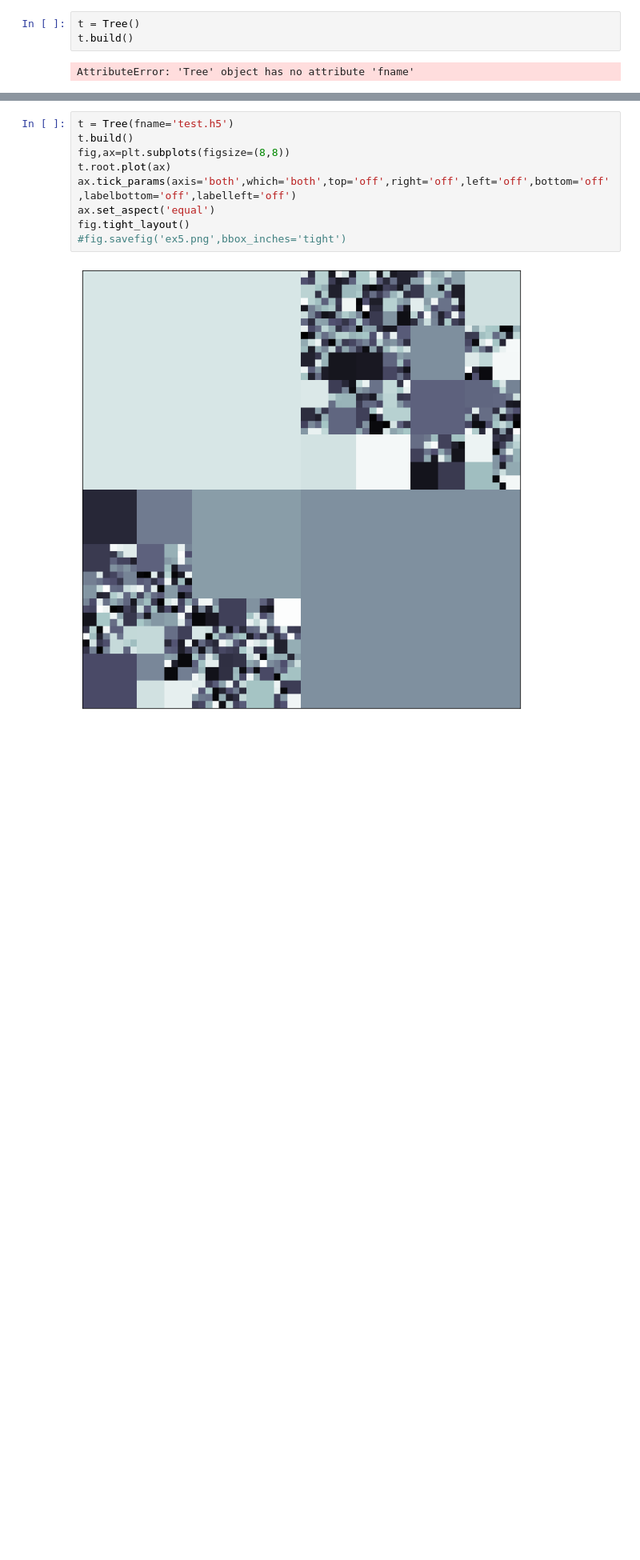
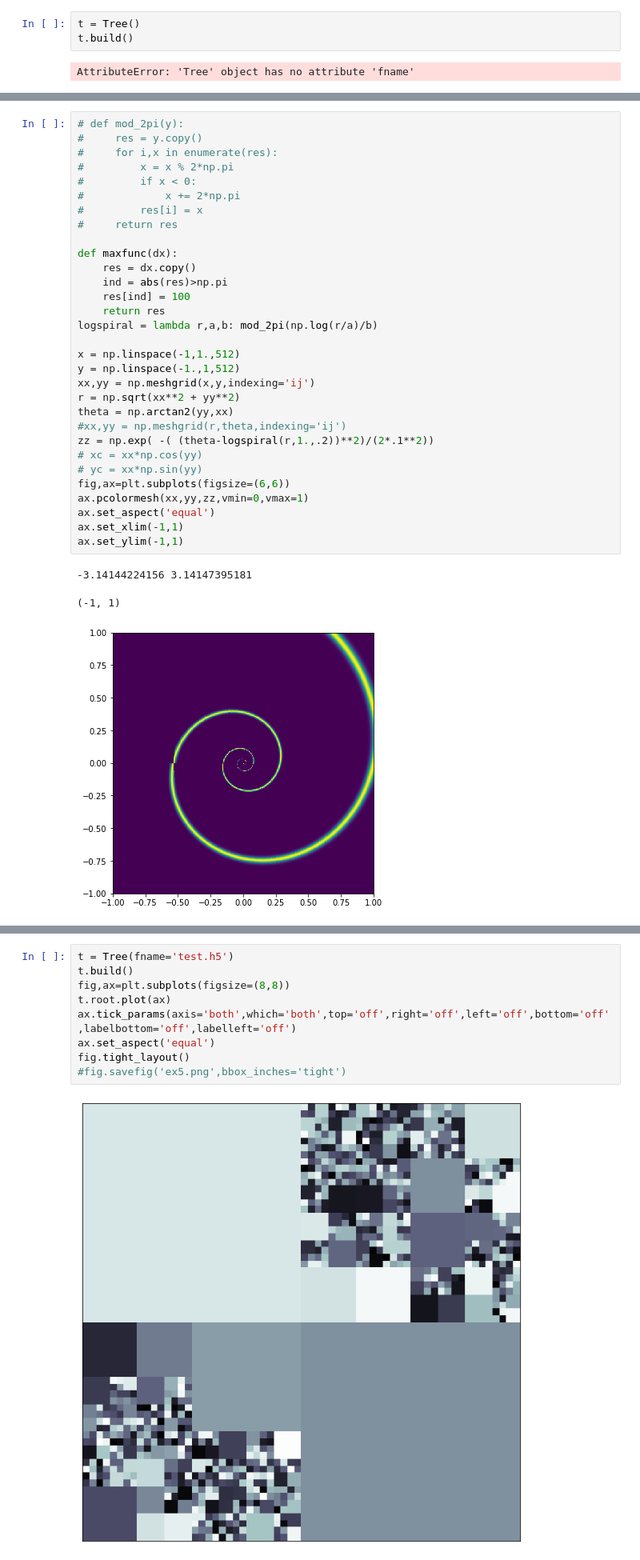
Before and after one commit to adamdempsey90/QuadTreeAMR, a Jupyter notebook: notebook/QuadTreeAMR.ipynb, the cells around one changed output, grey strips where cells are left out. Shown at 80% size. Saved outputs shown, nothing was run; the diff lists cells and outputs as text; blank space fills up the shorter version.

```diff
--- a/notebook/QuadTreeAMR.ipynb
+++ b/notebook/QuadTreeAMR.ipynb
@@ -911,0 +1030,35 @@ AttributeError: 'Tree' object has no attribute 'root'
+# %%
+# def mod_2pi(y):
+#     res = y.copy()
+#     for i,x in enumerate(res):
+#         x = x % 2*np.pi
+#         if x < 0:
+#             x += 2*np.pi
+#         res[i] = x
+#     return res
+
+def maxfunc(dx):
+    res = dx.copy()
+    ind = abs(res)>np.pi
+    res[ind] = 100
+    return res
+logspiral = lambda r,a,b: mod_2pi(np.log(r/a)/b)
+
+x = np.linspace(-1,1.,512)
+y = np.linspace(-1.,1,512)
+xx,yy = np.meshgrid(x,y,indexing='ij')
+r = np.sqrt(xx**2 + yy**2)
+theta = np.arctan2(yy,xx)
+#xx,yy = np.meshgrid(r,theta,indexing='ij')
+zz = np.exp( -( (theta-logspiral(r,1.,.2))**2)/(2*.1**2))
+# xc = xx*np.cos(yy)
+# yc = xx*np.sin(yy)
+fig,ax=plt.subplots(figsize=(6,6))
+ax.pcolormesh(xx,yy,zz,vmin=0,vmax=1)
+ax.set_aspect('equal')
+ax.set_xlim(-1,1)
+ax.set_ylim(-1,1)
+# %% [output]
+-3.14144224156 3.14147395181
+(-1, 1)
+[figure, added]
```
Also changed, not shown: parts of 17 cells of this notebook, 1 other file.
